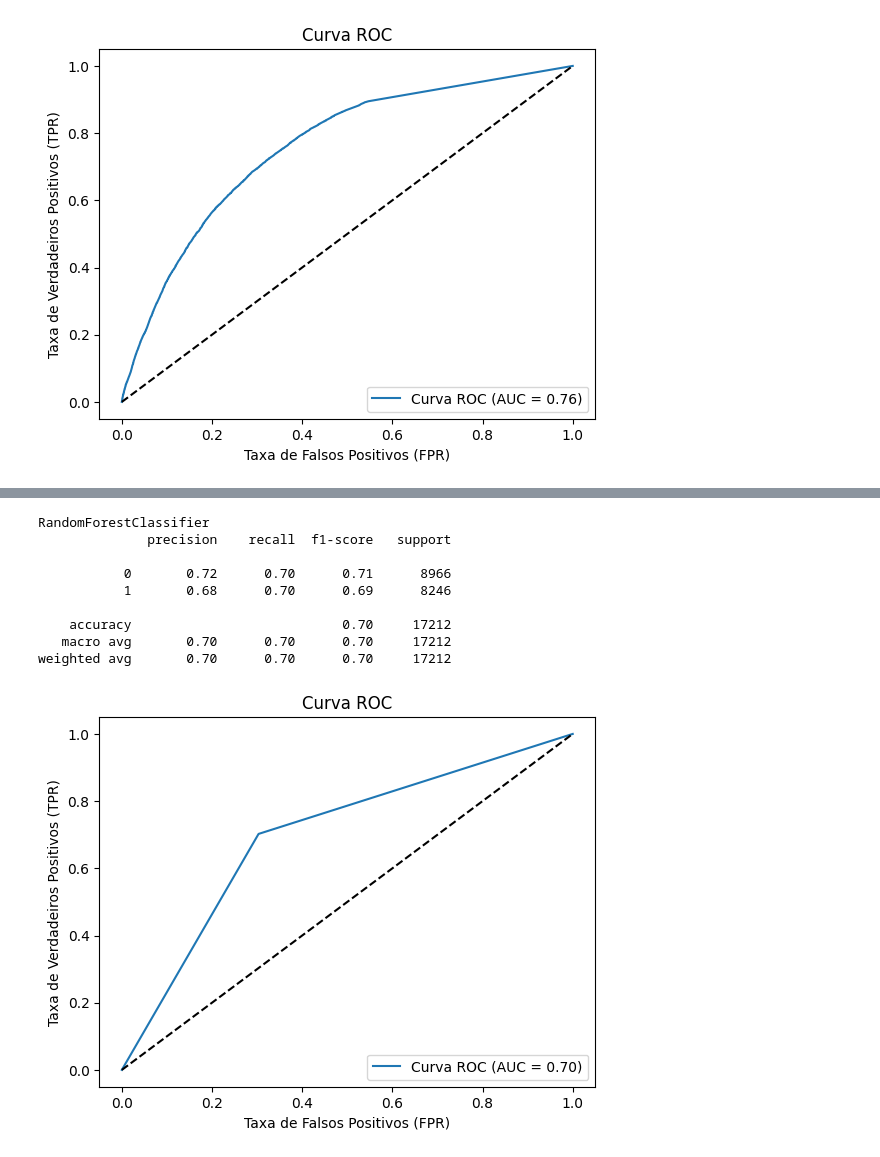
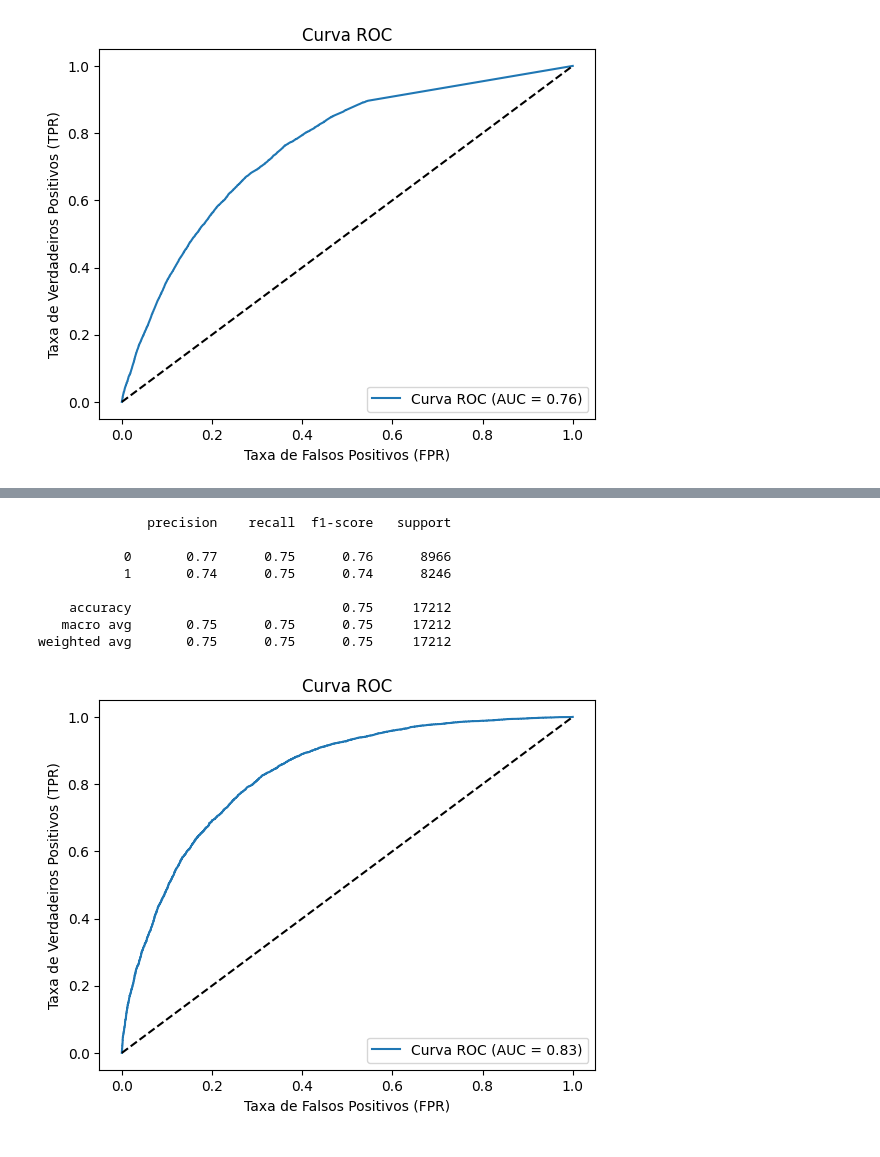
Before and after one commit to KauanFMoura/Identification-HeartDisease, a Jupyter notebook: Codigo.ipynb, the cells around one changed output, grey strips where cells are left out. Drawn from its saved outputs; the diff is of its cells as text; code cells hidden in the pictures.

```diff
--- a/Codigo.ipynb
+++ b/Codigo.ipynb
@@ -52,7 +52,7 @@ import seaborn as sns
 # %% [markdown]
 ### Visão geral do dataset
 # %%
-dataset = pd.read_csv("heart_2020_cleaned.csv")
+dataset = pd.read_csv("data.csv")
 # %%
 len(dataset)
 # %% [output]
@@ -512,29 +408,40 @@ weighted avg       0.71      0.71      0.71     17212
-# %%
-from sklearn.ensemble import RandomForestClassifier
-rf_model = RandomForestClassifier(n_estimators=100,random_state=42)
-rf_model.fit(X_train, y_train)
-
-predict = rf_model.predict(X_test)
-predictions_discretas = (predict >= 0.5).astype(int)
-print('RandomForestClassifier')
-print(classification_report(y_test, predictions_discretas))
-fpr, tpr, thresholds = roc_curve(y_test, predict)
-auc = roc_auc_score(y_test, predict)
-plt.plot(fpr, tpr, label='Curva ROC (AUC = {:.2f})'.format(auc))
-plt.plot([0, 1], [0, 1], 'k--')  # Linha diagonal para referência
-plt.xlabel('Taxa de Falsos Positivos (FPR)')
-plt.ylabel('Taxa de Verdadeiros Positivos (TPR)')
-plt.title('Curva ROC')
-plt.legend(loc='lower right')
-plt.show()
-# %% [output]
-RandomForestClassifier
-              precision    recall  f1-score   support
-
-           0       0.72      0.70      0.71      8966
-           1       0.68      0.70      0.69      8246
-
-    accuracy                           0.70     17212
-   macro avg       0.70      0.70      0.70     17212
-weighted avg       0.70      0.70      0.70     17212
-[figure, removed]
+# %%
+# Selecionar todas as linhas que "HeartDisease" é igual a 1
+heart_disease_1 = dataset_normalizado[dataset_normalizado['HeartDisease'] == 1]
+
+# Selecionar 30.000 linhas aleatórias em que "HeartDisease" é igual a 0
+heart_disease_0 = dataset_normalizado[dataset_normalizado['HeartDisease'] == 0].sample(n=30000, random_state=42)
+
+# Concatenar os DataFrames em um novo DataFrame
+dataset_test = pd.concat([heart_disease_1, heart_disease_0])
+
+# Aplicanto no modelo que apresentou a melhor Curva ROC
+x = dataset_test[ColunasRelevantes]
+y = dataset_test['HeartDisease']
+X_train, X_test, y_train, y_test = train_test_split(x, y, test_size=0.30, random_state=42)
+
+regression_model = LinearRegression()
+regression_model.fit(X_train, y_train)
+
+predict = regression_model.predict(X_test)
+predictions_discretas = (predict >= 0.5).astype(int)
+print(classification_report(y_test, predictions_discretas))
+fpr, tpr, thresholds = roc_curve(y_test, predict)
+auc = roc_auc_score(y_test, predict)
+plt.plot(fpr, tpr, label='Curva ROC (AUC = {:.2f})'.format(auc))
+plt.plot([0, 1], [0, 1], 'k--')  # Linha diagonal para referência
+plt.xlabel('Taxa de Falsos Positivos (FPR)')
+plt.ylabel('Taxa de Verdadeiros Positivos (TPR)')
+plt.title('Curva ROC')
+plt.legend(loc='lower right')
+plt.show()
+# %% [output]
+              precision    recall  f1-score   support
+
+           0       0.77      0.75      0.76      8966
+           1       0.74      0.75      0.74      8246
+
+    accuracy                           0.75     17212
+   macro avg       0.75      0.75      0.75     17212
+weighted avg       0.75      0.75      0.75     17212
+[figure, added]
```
Also changed, not shown: parts of 8 cells of this notebook.
